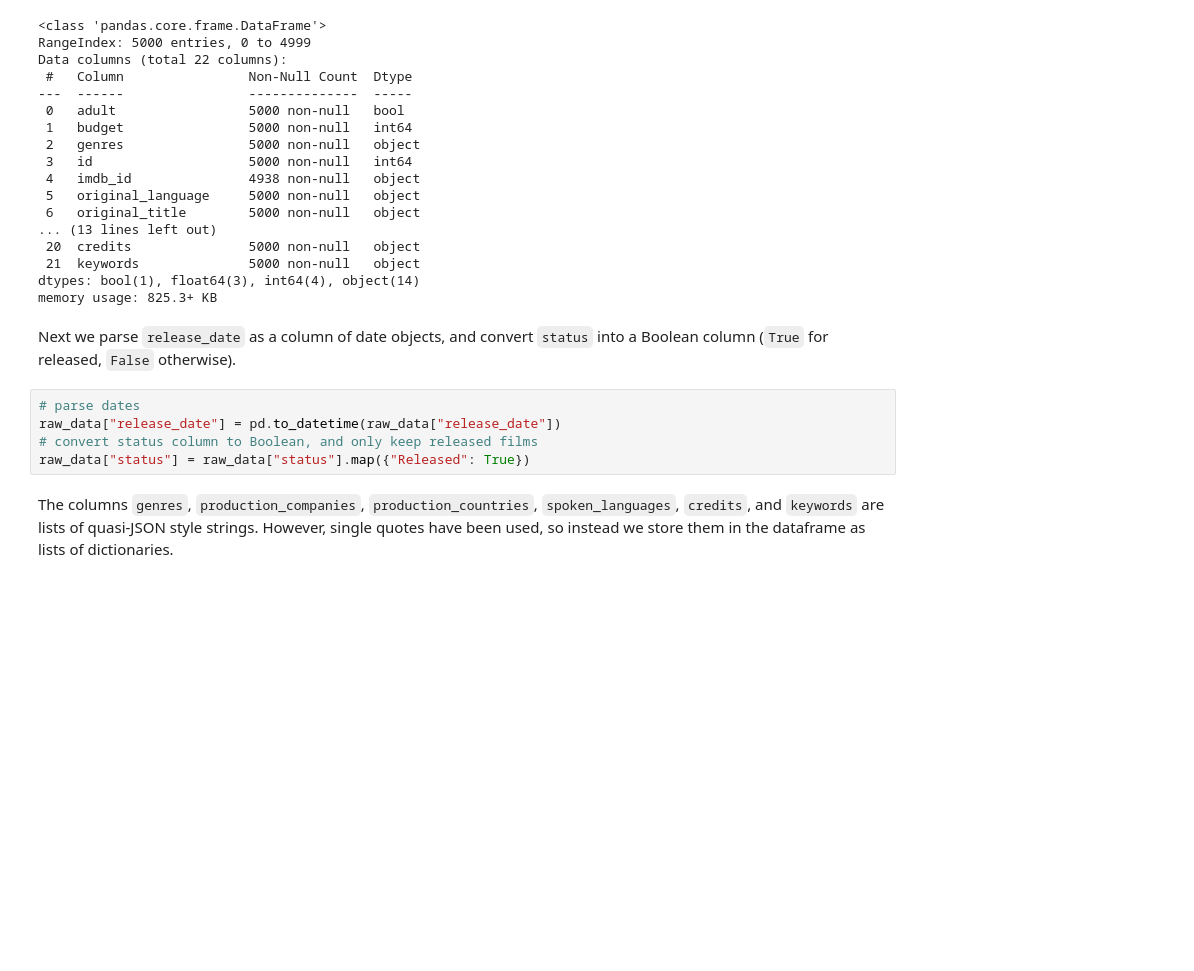
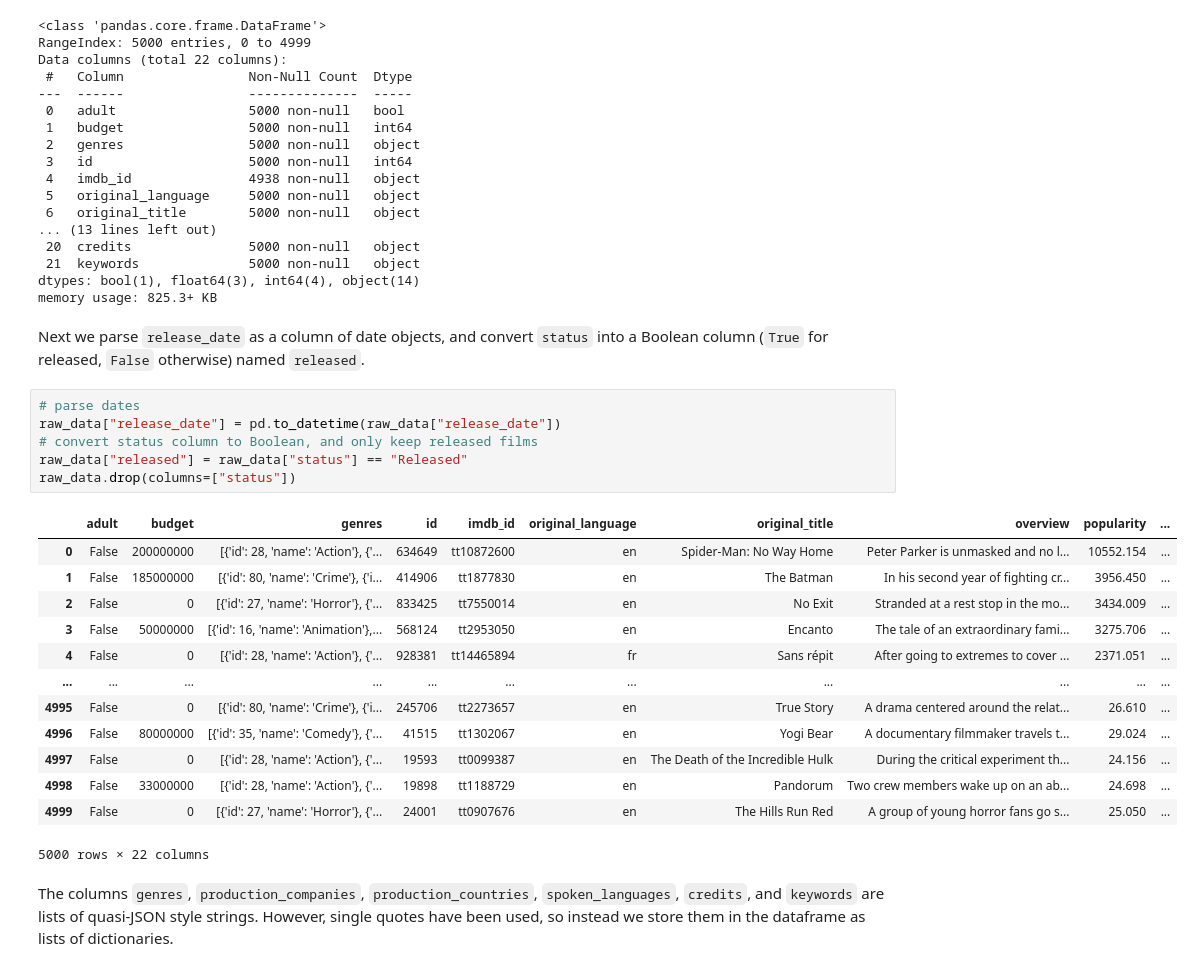
Before and after one commit to vibrantlychee/big-movie-data, a Jupyter notebook: data_cleaning.ipynb, the cells around one changed output. Saved outputs shown, nothing was run; the diff lists cells and outputs as text; blank space fills up the shorter version.

```diff
--- a/data_cleaning.ipynb
+++ b/data_cleaning.ipynb
@@ -87,12 +87,27 @@ Data columns (total 22 columns):
 dtypes: bool(1), float64(3), int64(4), object(14)
 memory usage: 825.3+ KB
 # %% [markdown]
-Next we parse `release_date` as a column of date objects, and convert `status` into a Boolean column (`True` for released, `False` otherwise).
+Next we parse `release_date` as a column of date objects, and convert `status` into a Boolean column (`True` for released, `False` otherwise) named `released`.
 # %%
 # parse dates
 raw_data["release_date"] = pd.to_datetime(raw_data["release_date"])
 # convert status column to Boolean, and only keep released films
-raw_data["status"] = raw_data["status"].map({"Released": True})
+raw_data["released"] = raw_data["status"] == "Released"
+raw_data.drop(columns=["status"])
+# %% [output]
+|  | adult | budget | genres | id | imdb_id | original_language | original_title | overview | popularity | ... |
+| 0 | False | 200000000 | [{'id': 28, 'name': 'Action'}, {'... | 634649 | tt10872600 | en | Spider-Man: No Way Home | Peter Parker is unmasked and no l... | 10552.154 | ... |
+| 1 | False | 185000000 | [{'id': 80, 'name': 'Crime'}, {'i... | 414906 | tt1877830 | en | The Batman | In his second year of fighting cr... | 3956.450 | ... |
+| 2 | False | 0 | [{'id': 27, 'name': 'Horror'}, {'... | 833425 | tt7550014 | en | No Exit | Stranded at a rest stop in the mo... | 3434.009 | ... |
+| 3 | False | 50000000 | [{'id': 16, 'name': 'Animation'},... | 568124 | tt2953050 | en | Encanto | The tale of an extraordinary fami... | 3275.706 | ... |
+| 4 | False | 0 | [{'id': 28, 'name': 'Action'}, {'... | 928381 | tt14465894 | fr | Sans répit | After going to extremes to cover ... | 2371.051 | ... |
+| ... | ... | ... | ... | ... | ... | ... | ... | ... | ... | ... |
+| 4995 | False | 0 | [{'id': 80, 'name': 'Crime'}, {'i... | 245706 | tt2273657 | en | True Story | A drama centered around the relat... | 26.610 | ... |
+| 4996 | False | 80000000 | [{'id': 35, 'name': 'Comedy'}, {'... | 41515 | tt1302067 | en | Yogi Bear | A documentary filmmaker travels t... | 29.024 | ... |
+| 4997 | False | 0 | [{'id': 28, 'name': 'Action'}, {'... | 19593 | tt0099387 | en | The Death of the Incredible Hulk | During the critical experiment th... | 24.156 | ... |
+| 4998 | False | 33000000 | [{'id': 28, 'name': 'Action'}, {'... | 19898 | tt1188729 | en | Pandorum | Two crew members wake up on an ab... | 24.698 | ... |
+| 4999 | False | 0 | [{'id': 27, 'name': 'Horror'}, {'... | 24001 | tt0907676 | en | The Hills Run Red | A group of young horror fans go s... | 25.050 | ... |
+5000 rows × 22 columns
 # %% [markdown]
 The columns `genres`, `production_companies`, `production_countries`, `spoken_languages`,
 `credits`, and `keywords` are lists of quasi-JSON style strings. However, single
```
Also changed, not shown: parts of 5 cells of this notebook, 2 other files.
